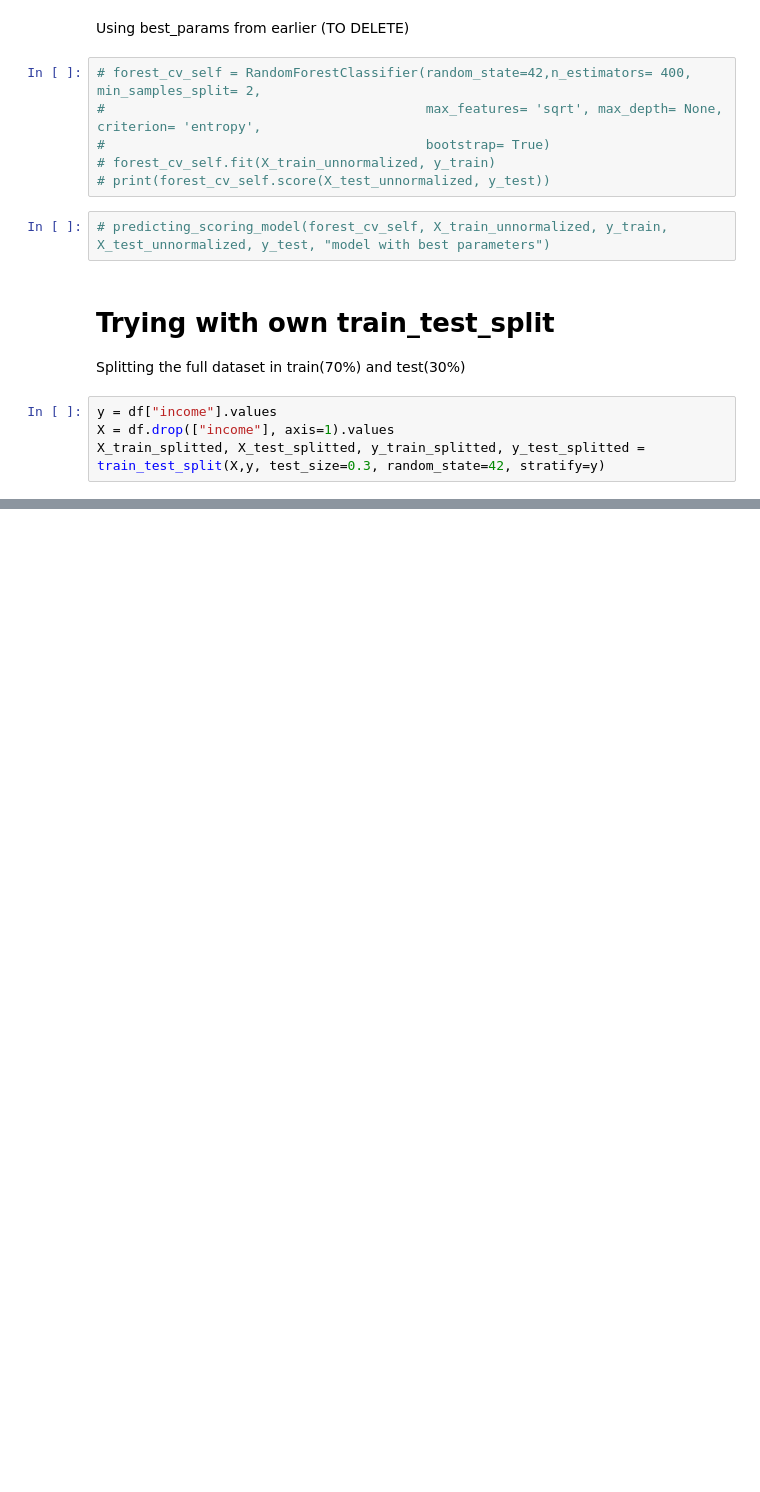
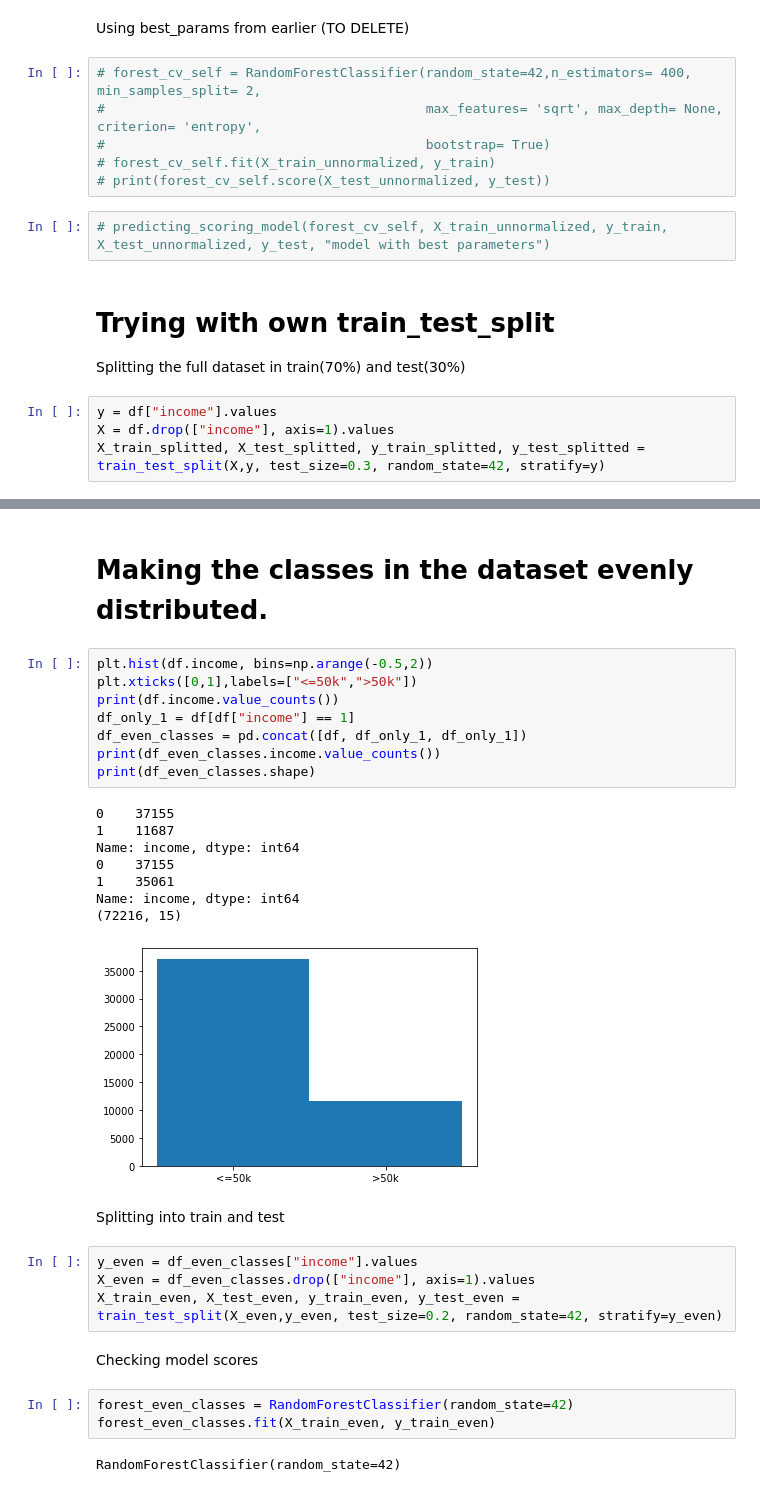
Before and after one commit to matthew-samyn/us-income, a Jupyter notebook: main.ipynb, the cells around one changed output, grey strips where cells are left out. Cells and saved outputs as stored; diff of their text form; blank space fills up the shorter version.

```diff
--- a/main.ipynb
+++ b/main.ipynb
@@ -176,0 +240,32 @@ predicting_scoring_model(forest_full_best, X_train_splitted, y_train_splitted, X
+# %% [markdown]
+# Making the classes in the dataset evenly distributed.
+# %%
+plt.hist(df.income, bins=np.arange(-0.5,2))
+plt.xticks([0,1],labels=["<=50k",">50k"])
+print(df.income.value_counts())
+df_only_1 = df[df["income"] == 1]
+df_even_classes = pd.concat([df, df_only_1, df_only_1])
+print(df_even_classes.income.value_counts())
+print(df_even_classes.shape)
+# %% [output]
+0    37155
+1    11687
+Name: income, dtype: int64
+0    37155
+1    35061
+Name: income, dtype: int64
+(72216, 15)
+[figure, added]
+# %% [markdown]
+Splitting into train and test
+# %%
+y_even = df_even_classes["income"].values
+X_even = df_even_classes.drop(["income"], axis=1).values
+X_train_even, X_test_even, y_train_even, y_test_even = train_test_split(X_even,y_even, test_size=0.2, random_state=42, stratify=y_even)
+# %% [markdown]
+Checking model scores
+# %%
+forest_even_classes = RandomForestClassifier(random_state=42)
+forest_even_classes.fit(X_train_even, y_train_even)
+# %% [output]
+RandomForestClassifier(random_state=42)
```
Also changed, not shown: parts of 14 cells of this notebook, 6 other files.
